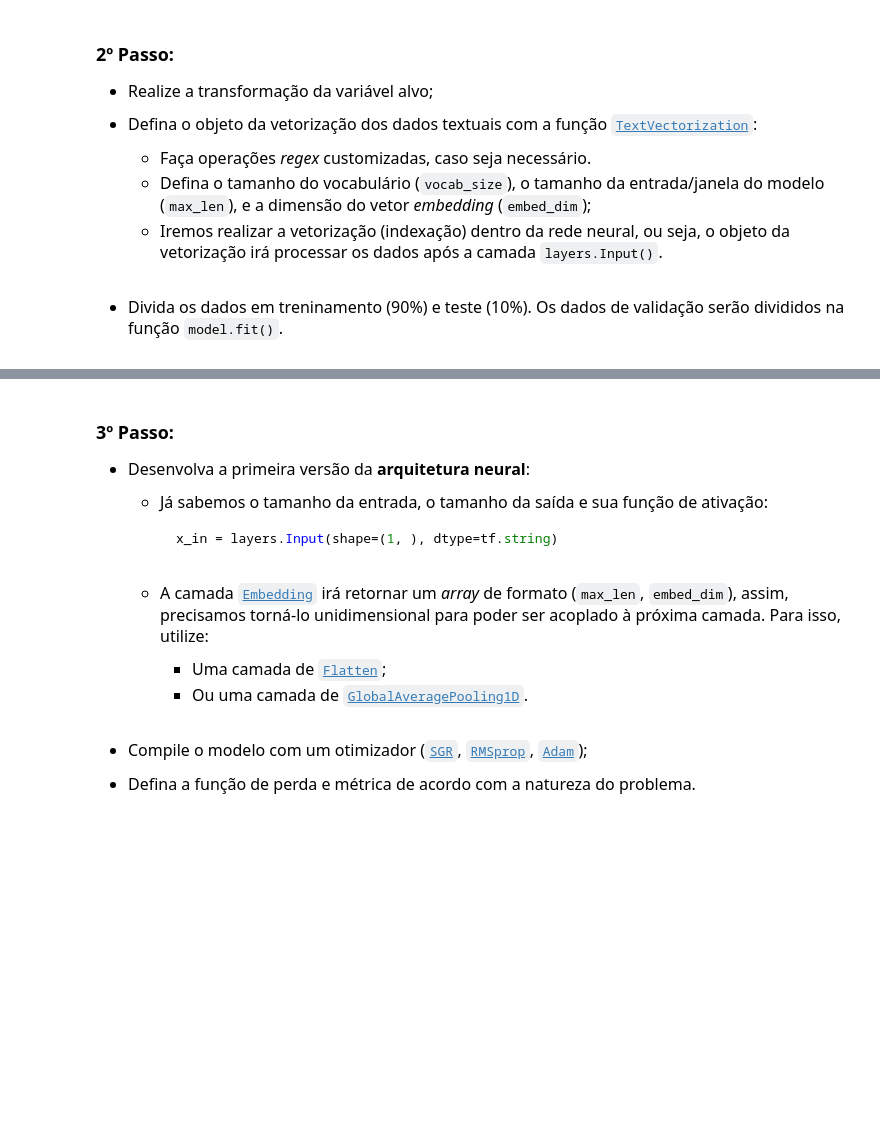
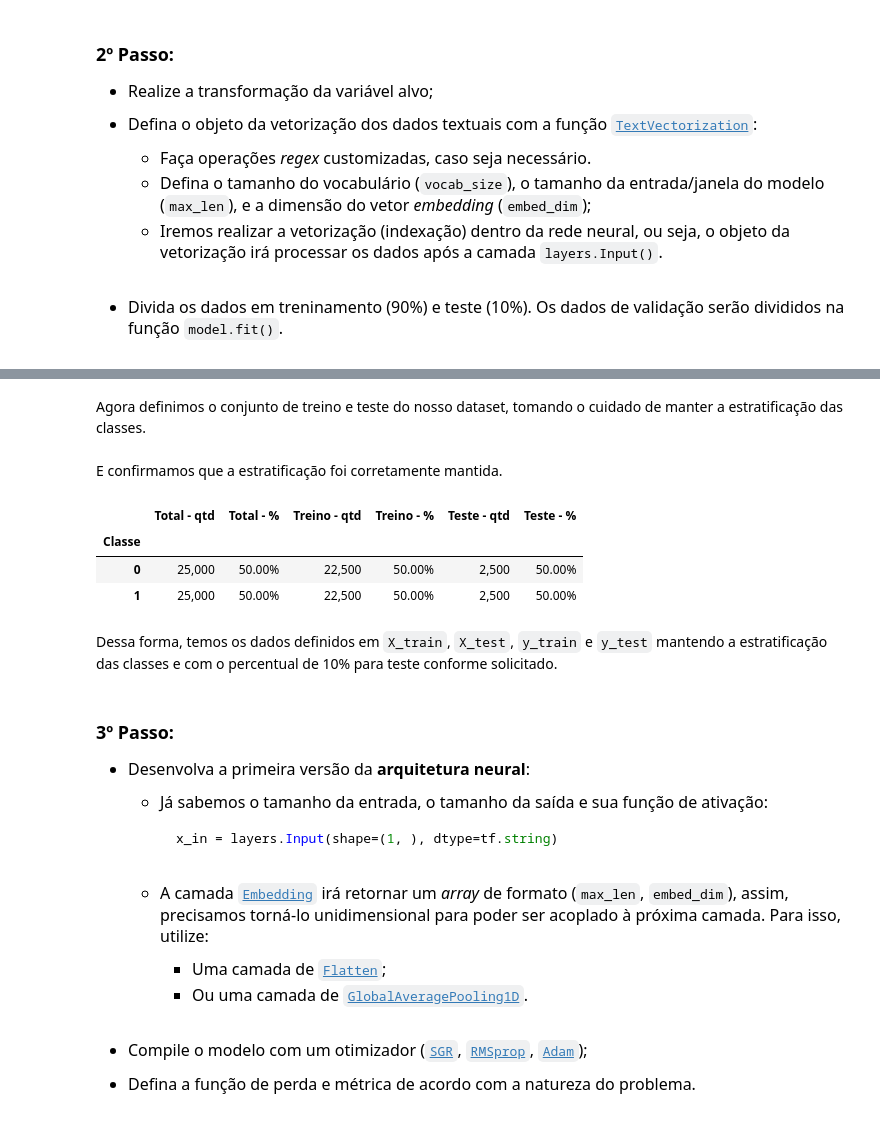
Before and after one commit to gilcesarf/imd1107-202601, a Jupyter notebook: 3-unidade/atividade2.ipynb, the cells around one changed output, grey strips where cells are left out. Saved outputs shown, nothing was run; the diff lists cells and outputs as text; code cells hidden in the pictures; blank space fills up the shorter version.

```diff
--- a/3-unidade/atividade2.ipynb
+++ b/3-unidade/atividade2.ipynb
@@ -448,4 +464,58 @@ text_vectorizer = layers.TextVectorization(
 )
+# %% [markdown]
+Agora definimos o conjunto de treino e teste do nosso dataset, tomando o cuidado de manter a estratificação das classes.
+# %%
+TEST_SIZE = 0.10
+
+X_train, X_test, y_train, y_test = train_test_split(
+    X,
+    y,
+    test_size=TEST_SIZE,
+    random_state=RANDOM_STATE,
+    stratify=y
+)
+# %% [markdown]
+E confirmamos que a estratificação foi corretamente mantida.
+# %%
+def comparar_distribuicao_classes(
+    y_total,
+    y_treino,
+    y_avaliacao,
+    nome_treino="Treino",
+    nome_avaliacao="Teste"
+):
+    distribuicao_classes = pd.DataFrame({
+        "Total - qtd": y_total.value_counts().sort_index(),
+        "Total - %": y_total.value_counts(normalize=True).sort_index() * 100,
+        f"{nome_treino} - qtd": y_treino.value_counts().sort_index(),
+        f"{nome_treino} - %": y_treino.value_counts(normalize=True).sort_index() * 100,
+        f"{nome_avaliacao} - qtd": y_avaliacao.value_counts().sort_index(),
+        f"{nome_avaliacao} - %": y_avaliacao.value_counts(normalize=True).sort_index() * 100
+    })
+
+    distribuicao_classes.index.name = "Classe"
+
+    return distribuicao_classes.style.format({
+        "Total - qtd": "{:,.0f}",
+        "Total - %": "{:.2f}%",
+        f"{nome_treino} - qtd": "{:,.0f}",
+        f"{nome_treino} - %": "{:.2f}%",
+        f"{nome_avaliacao} - qtd": "{:,.0f}",
+        f"{nome_avaliacao} - %": "{:.2f}%"
+    })
+# %%
+comparar_distribuicao_classes(
+    y_total=y,
+    y_treino=y_train,
+    y_avaliacao=y_test
+)
+# %% [output]
+|  | Total - qtd | Total - % | Treino - qtd | Treino - % | Teste - qtd | Teste - % |
+| Classe |  |  |  |  |  |  |
+| 0 | 25,000 | 50.00% | 22,500 | 50.00% | 2,500 | 50.00% |
+| 1 | 25,000 | 50.00% | 22,500 | 50.00% | 2,500 | 50.00% |
+# %% [markdown]
+Dessa forma, temos os dados definidos em `X_train`, `X_test`, `y_train` e `y_test` mantendo a estratificação das classes e com o percentual de 10% para teste conforme solicitado.
 # %% [markdown]
 ### **3º Passo:**
 <font size=3>
```
Also changed, not shown: parts of 34 cells of this notebook, 1 other file.
